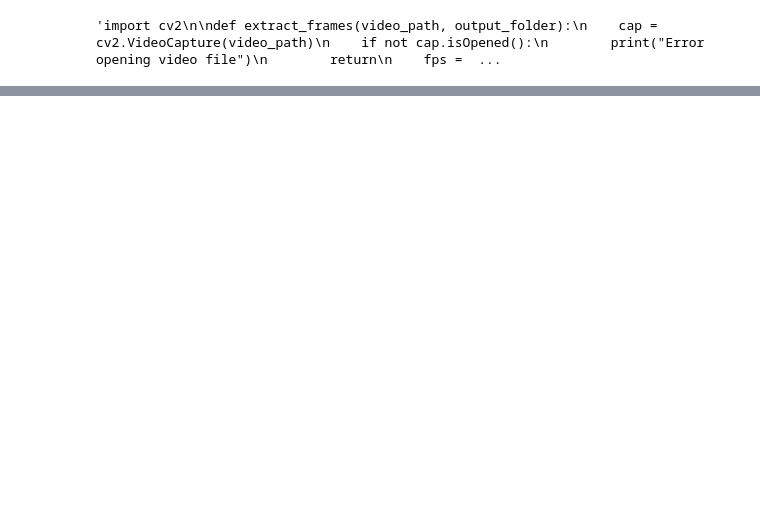
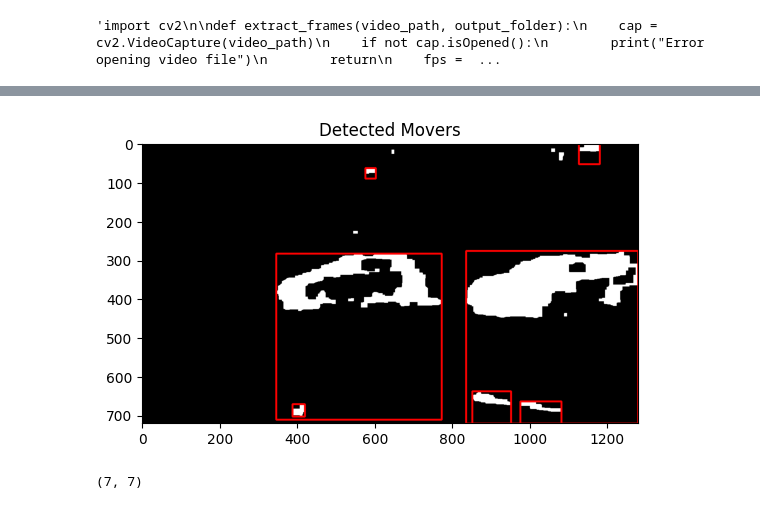
Before and after one commit to DiegoCastr00/DrivingDetection, a Jupyter notebook: Objetos.ipynb, the cells around one changed output, grey strips where cells are left out. Cells and saved outputs as stored; diff of their text form; code cells hidden in the pictures; blank space fills up the shorter version.

```diff
--- a/Objetos.ipynb
+++ b/Objetos.ipynb
@@ -115,0 +266,31 @@ cv2.destroyAllWindows()
+# %%
+mask_rgb = cv2.cvtColor(mask, cv2.COLOR_GRAY2RGB)
+detections = get_contour_detections_2(mask, ang, angle_thresh=2, thresh=400)
+# detections = get_contour_detections(mask, thresh=400)
+
+# separate bboxes and scores
+bboxes = detections[:, :4]
+scores = detections[:, -1]
+
+for box in bboxes:
+    x1, y1, x2, y2 = box
+
+    # Encuentra la medida más larga del rectángulo
+    max_side = max(x2 - x1, y2 - y1)
+
+    # Ajusta las coordenadas para formar un cuadrado
+    x2 = x1 + max_side
+    y2 = y1 + max_side
+
+    # Dibuja un cuadrado en lugar de un rectángulo
+    cv2.rectangle(mask_rgb, (x1, y1), (x2, y2), (255, 0, 0), 3)
+
+plt.imshow(mask_rgb)
+plt.title("Detected Movers");
+# %% [output]
+[figure, added]
+# %%
+nms_bboxes = non_max_suppression(bboxes, scores, threshold=0.1)
+len(bboxes), len(nms_bboxes)
+# %% [output]
+(7, 7)
```
Also changed, not shown: parts of 13 cells of this notebook, 1 other file.
